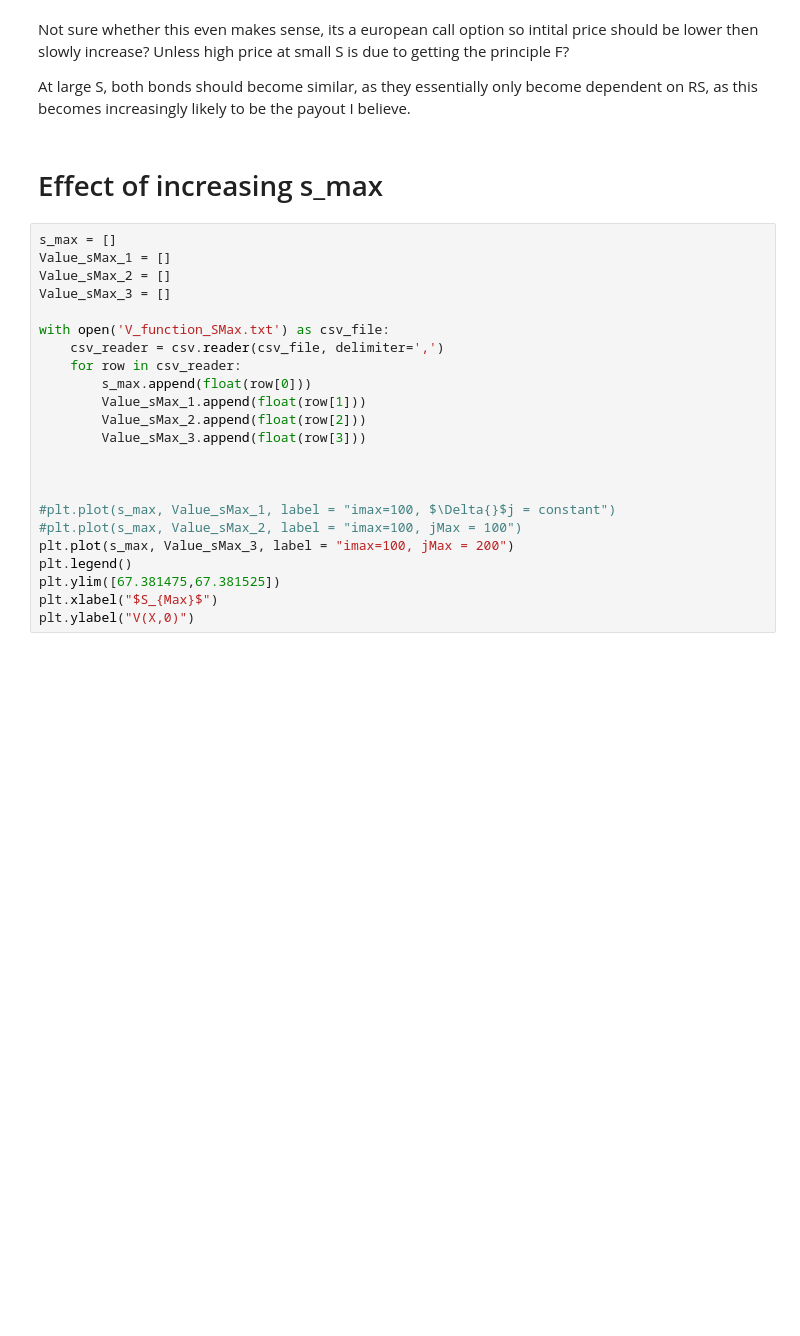
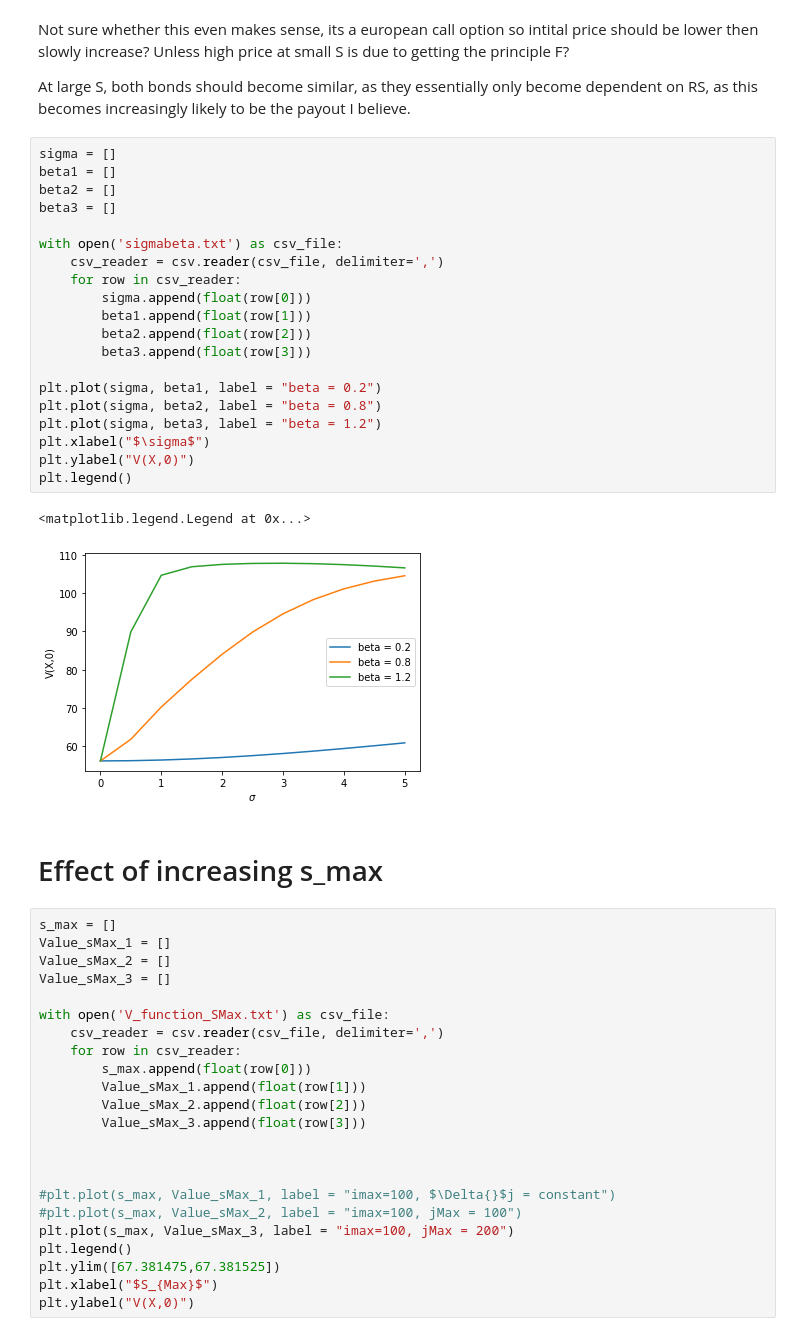
Before and after one commit to krishanj20/CrankNicolson, a Jupyter notebook: CrankNicolson/European Style Convertible Bond.ipynb, the cells around one changed output. Cells and saved outputs as stored; diff of their text form; blank space fills up the shorter version.

```diff
--- a/CrankNicolson/European Style Convertible Bond.ipynb
+++ b/CrankNicolson/European Style Convertible Bond.ipynb
@@ -72,6 +73,29 @@ plt.show()
 Not sure whether this even makes sense, its a european call option so intital price should be lower then slowly increase? Unless high price at small S is due to getting the principle F?
 
 At large S, both bonds should become similar, as they essentially only become dependent on RS, as this becomes increasingly likely to be the payout I believe.
+# %%
+sigma = []
+beta1 = []
+beta2 = []
+beta3 = []
+
+with open('sigmabeta.txt') as csv_file:
+    csv_reader = csv.reader(csv_file, delimiter=',')
+    for row in csv_reader:
+        sigma.append(float(row[0]))
+        beta1.append(float(row[1]))
+        beta2.append(float(row[2]))
+        beta3.append(float(row[3]))
+
+plt.plot(sigma, beta1, label = "beta = 0.2")
+plt.plot(sigma, beta2, label = "beta = 0.8")
+plt.plot(sigma, beta3, label = "beta = 1.2")
+plt.xlabel("$\sigma$")
+plt.ylabel("V(X,0)")
+plt.legend()
+# %% [output]
+<matplotlib.legend.Legend at 0x...>
+[figure, added]
 # %% [markdown]
 # Effect of increasing s_max
 # %%
```
Also changed, not shown: parts of 7 cells of this notebook, 18 other files.
